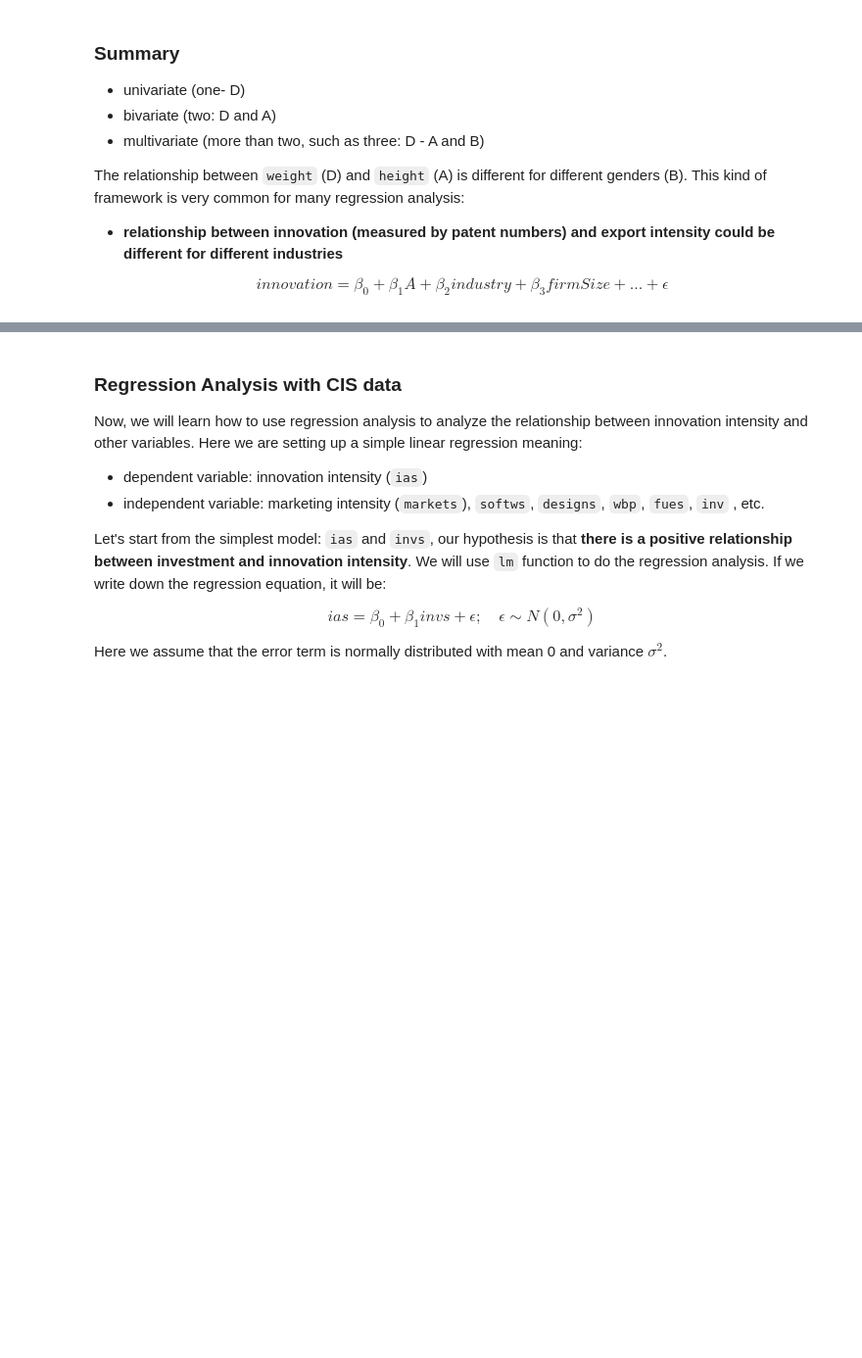
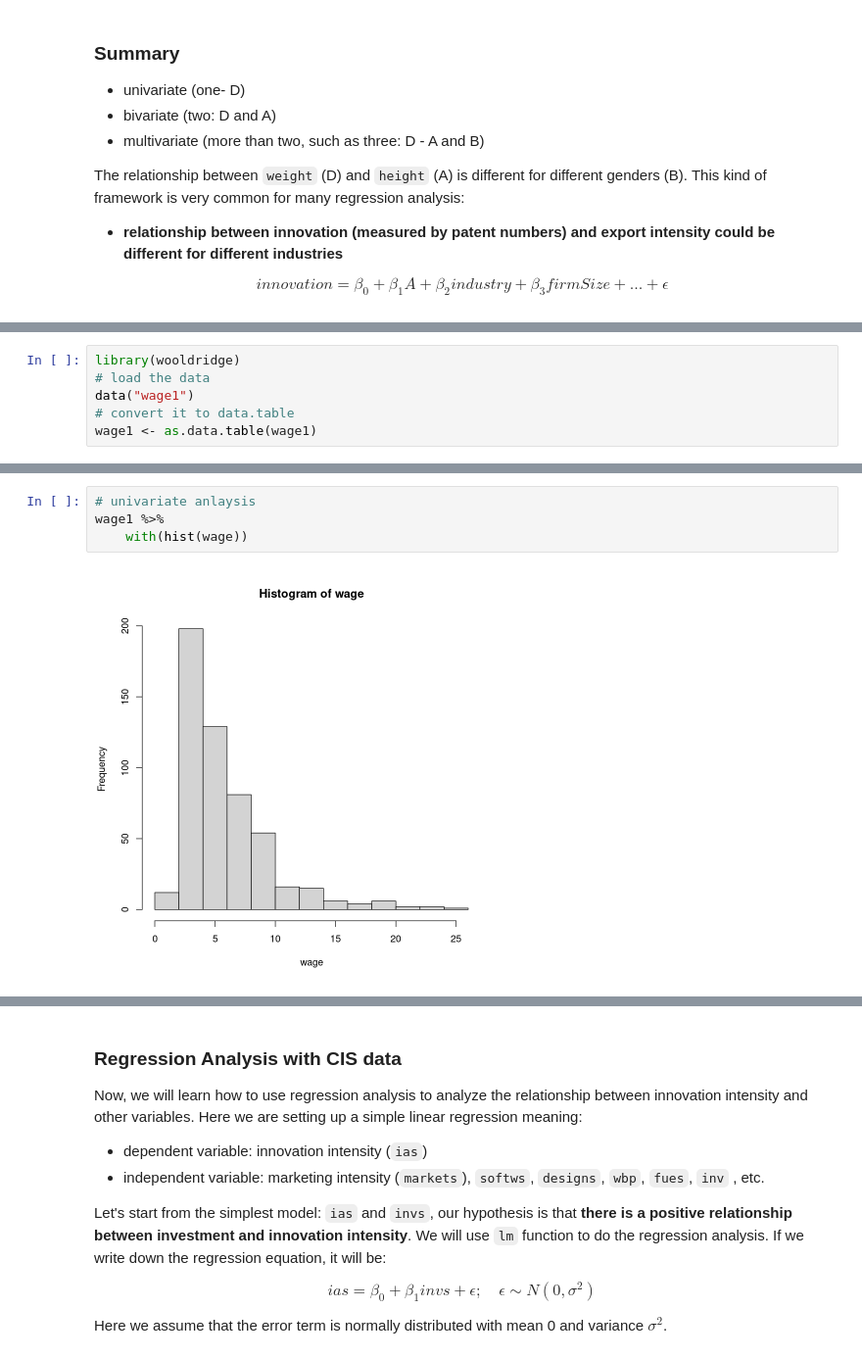
Before and after one commit to oceanumeric/data-science-go-small, a Jupyter notebook: all-in-one-for-the-exam/all-in-one.ipynb, the cells around one changed output, grey strips where cells are left out. Shown at 98% size. Cells and saved outputs as stored; diff of their text form; blank space fills up the shorter version.

```diff
--- a/all-in-one-for-the-exam/all-in-one.ipynb
+++ b/all-in-one-for-the-exam/all-in-one.ipynb
@@ -1334,0 +1352,6 @@ $$
+# %%
+library(wooldridge)
+# load the data
+data("wage1")
+# convert it to data.table
+wage1 <- as.data.table(wage1)
@@ -1334,0 +1378,6 @@ $$
+# %%
+# univariate anlaysis
+wage1 %>%
+    with(hist(wage))
+# %% [output]
+[figure, added]
```
Also changed, not shown: parts of 19 cells of this notebook.
